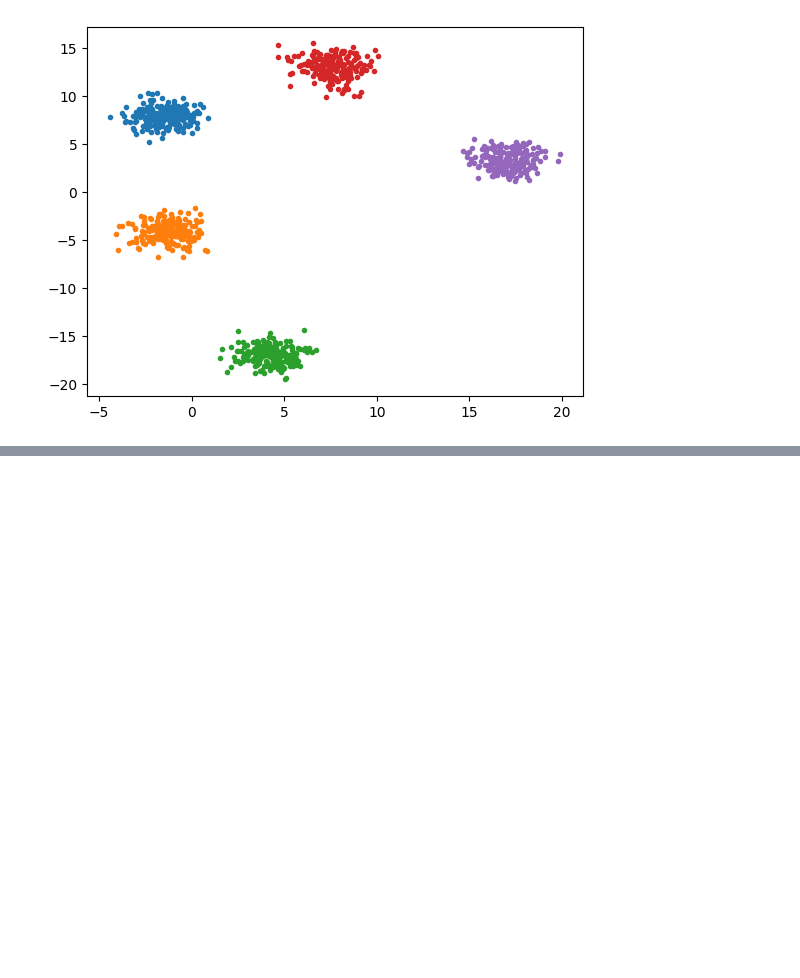
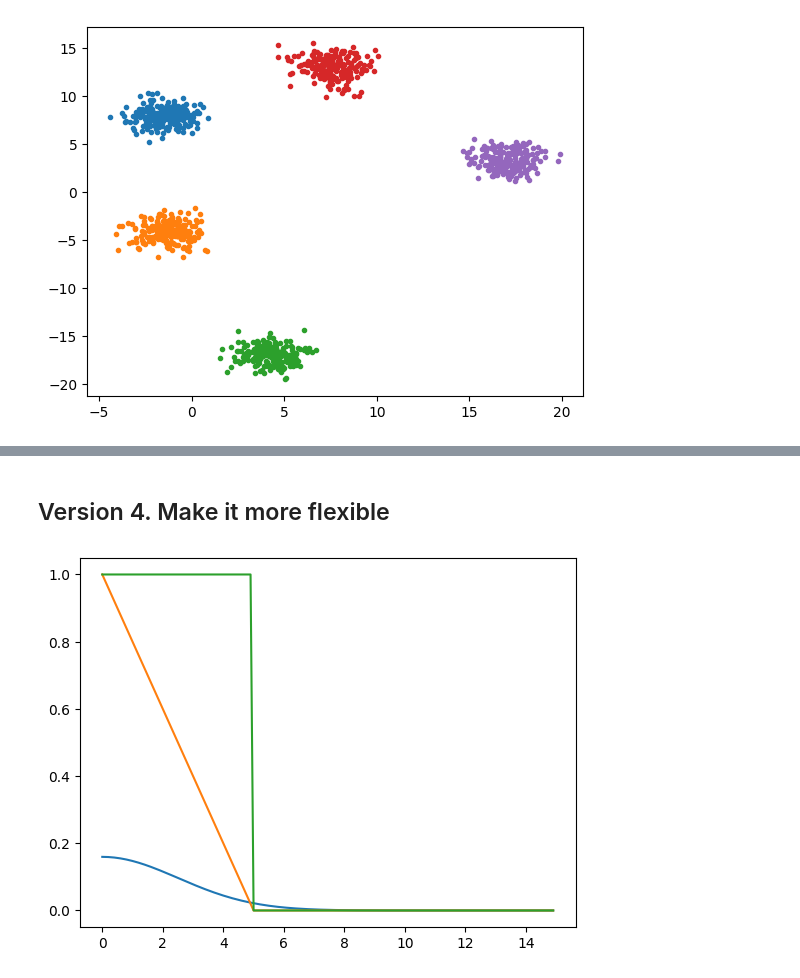
Before and after one commit to omyllymaki/algos, a Jupyter notebook: mean_shift_clustering.ipynb, the cells around one changed output, grey strips where cells are left out. Cells and saved outputs as stored; diff of their text form; code cells hidden in the pictures; blank space fills up the shorter version.

```diff
--- a/mean_shift_clustering.ipynb
+++ b/mean_shift_clustering.ipynb
@@ -446,0 +448,24 @@ tensor([[ -1.6349,   8.9728],
+# %% [markdown]
+## Version 4. Make it more flexible
+# %%
+def gaussian(x, std_dev, mean=0):
+    coefficient = 1 / (std_dev * math.sqrt(2 * math.pi))
+    exponent = -((x - mean) ** 2) / (2 * std_dev ** 2)
+    return coefficient * torch.exp(exponent)
+
+def linear(x, cutoff):
+    out = torch.zeros(x.shape)
+    out = out.to(x.device)
+    slope = -1/cutoff
+    intercept = 1
+    i = x < cutoff
+    line = slope*x[i] + intercept
+    out[i] = line
+    return out
+
+def square(x, cutoff):
+    out = torch.zeros(x.shape)
+    out = out.to(x.device)
+    i = x < cutoff
+    out[i] = 1
+    return out
@@ -446,0 +523,16 @@ tensor([[ -1.6349,   8.9728],
+# %%
+x = torch.arange(0, 15, 0.1)
+
+f = partial(gaussian, mean=0, std_dev=2.5)
+y = f(x)
+_ = plt.plot(x,y)
+
+f = partial(linear, cutoff=5)
+y = f(x)
+_ = plt.plot(x,y)
+
+f = partial(square, cutoff=5)
+y = f(x)
+_ = plt.plot(x,y)
+# %% [output]
+[figure, added]
```
Also changed, not shown: parts of 15 cells of this notebook.
